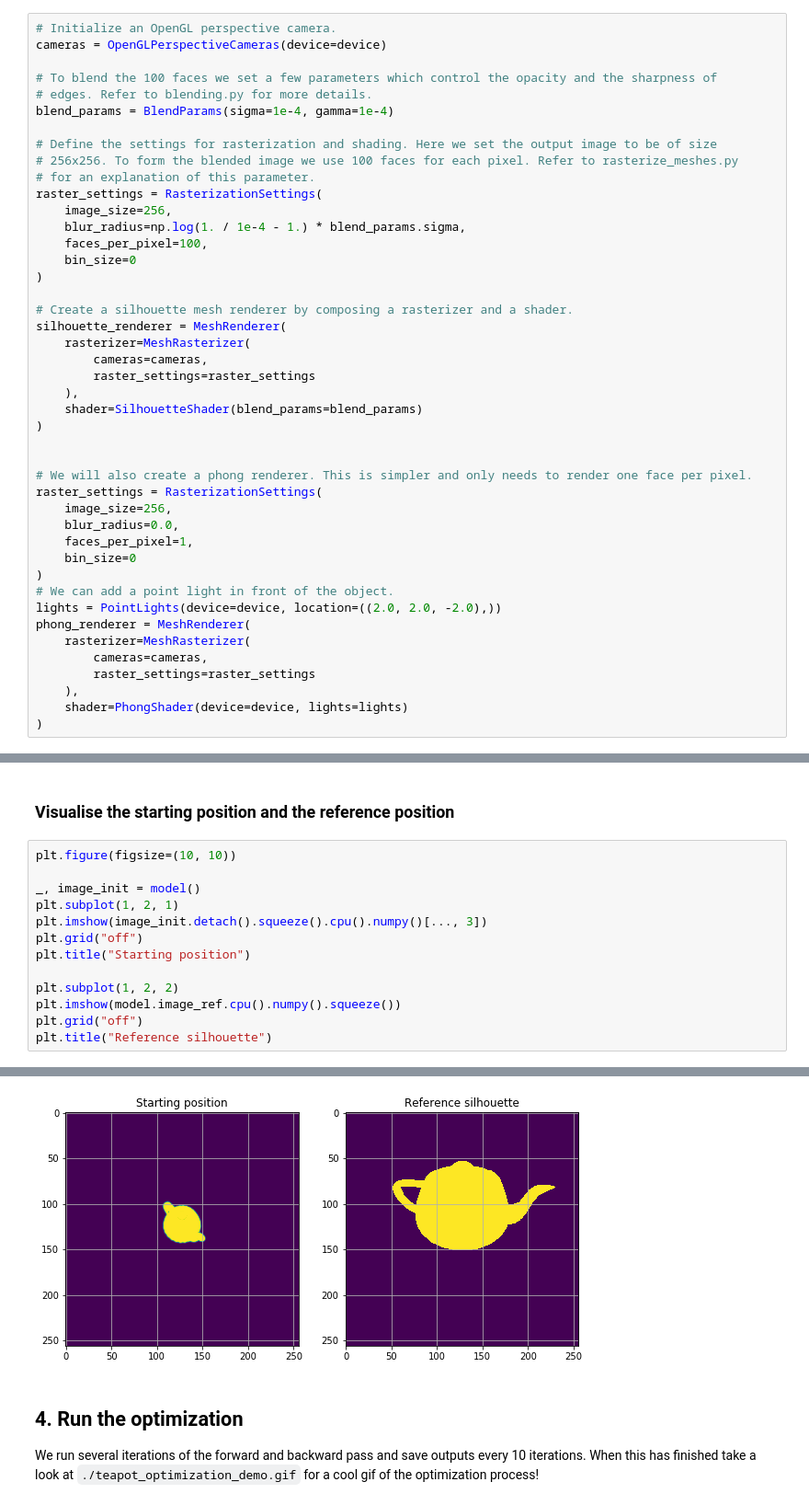
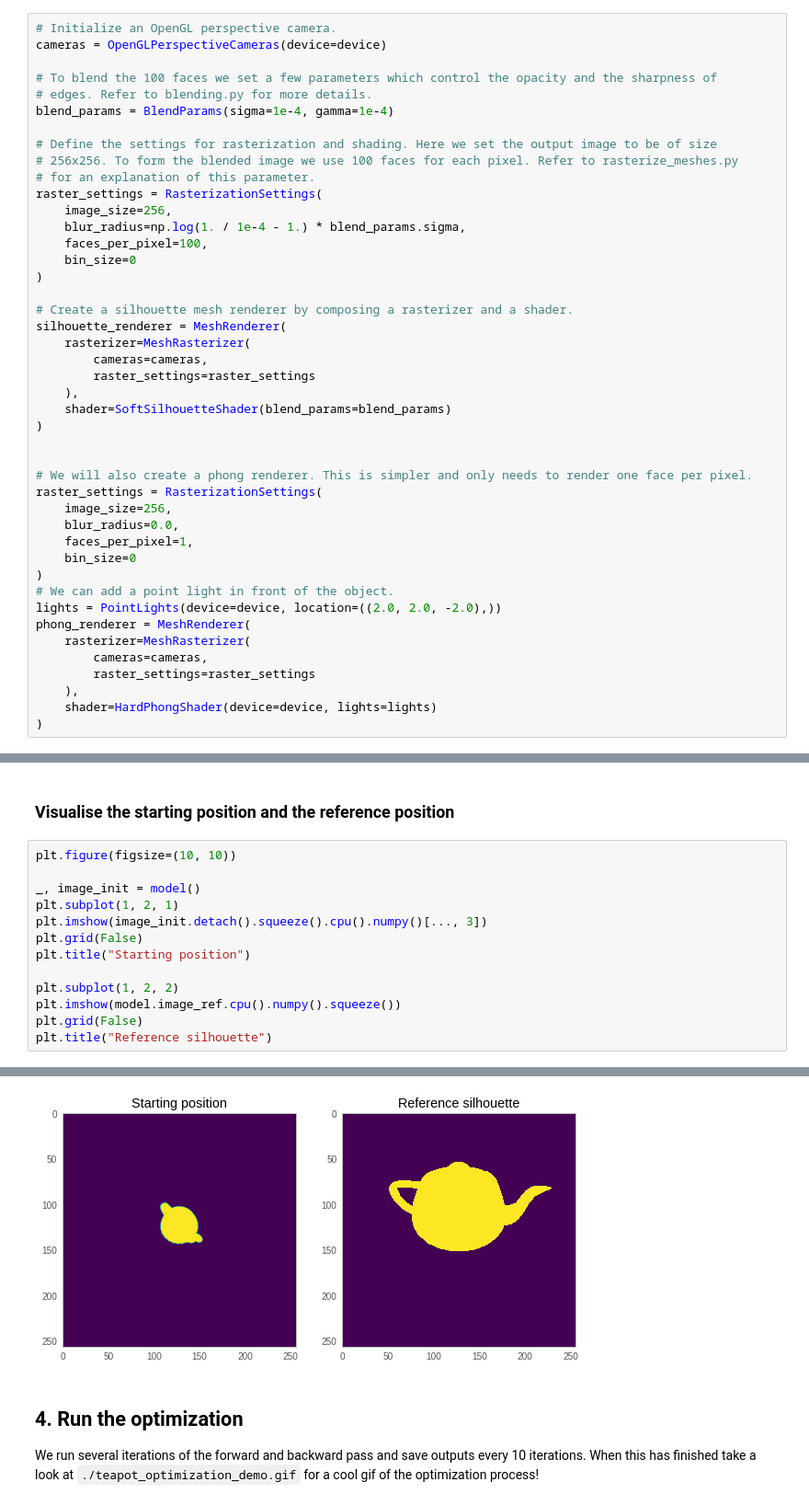
Before and after one commit to facebookresearch/pytorch3d, a Jupyter notebook: docs/tutorials/camera_position_optimization_with_differentiable_rendering.ipynb, the cells around one changed output, grey strips where cells are left out. Shown at 92% size. Cells and saved outputs as stored; diff of their text form.

```diff
--- a/docs/tutorials/camera_position_optimization_with_differentiable_rendering.ipynb
+++ b/docs/tutorials/camera_position_optimization_with_differentiable_rendering.ipynb
@@ -107,7 +107,7 @@ silhouette_renderer = MeshRenderer(
         cameras=cameras,
         raster_settings=raster_settings
     ),
-    shader=SilhouetteShader(blend_params=blend_params)
+    shader=SoftSilhouetteShader(blend_params=blend_params)
 )
 
 
@@ -125,7 +125,7 @@ phong_renderer = MeshRenderer(
         cameras=cameras,
         raster_settings=raster_settings
     ),
-    shader=PhongShader(device=device, lights=lights)
+    shader=HardPhongShader(device=device, lights=lights)
 )
 # %% [markdown]
 ### Create a reference image
@@ -207,19 +207,19 @@ optimizer = torch.optim.Adam(model.parameters(), lr=0.05)
 # %%
 plt.figure(figsize=(10, 10))
 
 _, image_init = model()
 plt.subplot(1, 2, 1)
 plt.imshow(image_init.detach().squeeze().cpu().numpy()[..., 3])
-plt.grid("off")
+plt.grid(False)
 plt.title("Starting position")
 
 plt.subplot(1, 2, 2)
 plt.imshow(model.image_ref.cpu().numpy().squeeze())
-plt.grid("off")
+plt.grid(False)
 plt.title("Reference silhouette")
 # %% [output]
 Text(0.5, 1.0, 'Reference silhouette')
-[figure, old version]
+[figure, new version]
 # %% [markdown]
 ## 4. Run the optimization
 
```
Also changed, not shown: parts of 2 cells of this notebook, 8 other files.
